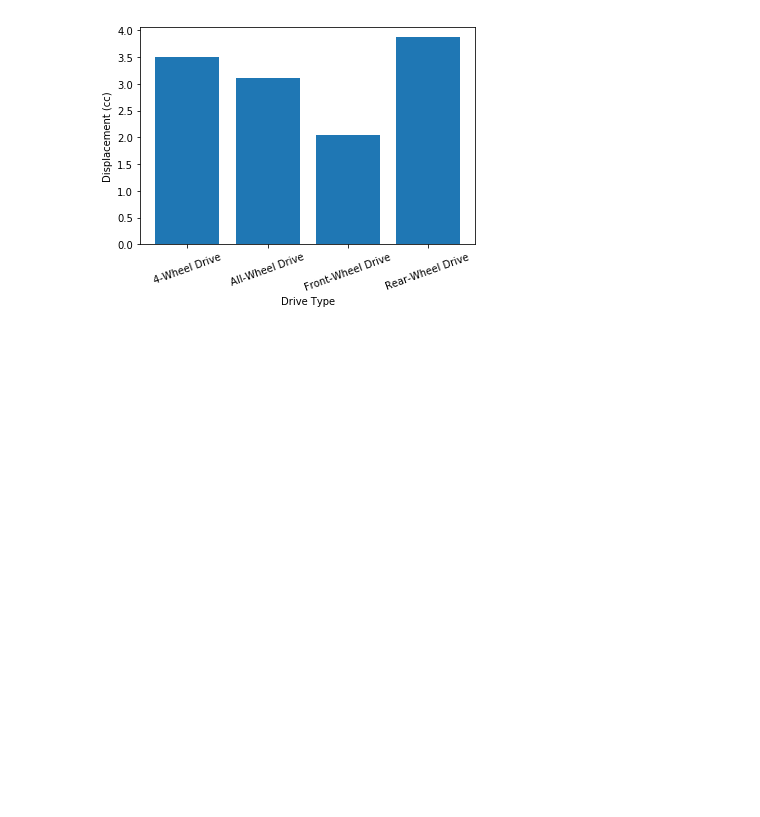
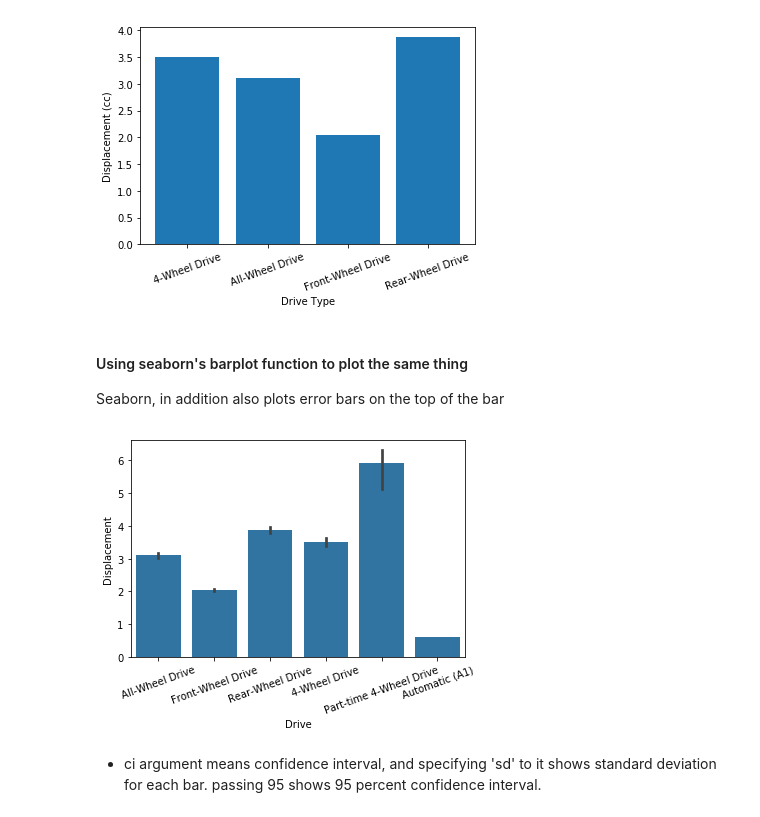
Before and after one commit to rashokanand/python_viz_matplotlib_seaborn, a Jupyter notebook: Bivariate_visualizations.ipynb, the cells around one changed output. Cells and saved outputs as stored; diff of their text form; code cells hidden in the pictures; blank space fills up the shorter version.

Commit message:
docs: About ci argument of sb.barplot

```diff
--- a/Bivariate_visualizations.ipynb
+++ b/Bivariate_visualizations.ipynb
@@ -262,3 +262,16 @@ plt.xticks(rotation=20)
 # %% [output]
 ([0, 1, 2, 3], <a list of 4 Text xticklabel objects>)
 [figure]
+# %% [markdown]
+#### Using seaborn's barplot function to plot the same thing
+Seaborn, in addition also plots error bars on the top of the bar
+# %%
+base_color = sb.color_palette()[0]
+sb.barplot(data = car_df, x='drive',y='displ',color=base_color, ci =95)
+plt.xticks(rotation=20)
+plt.ylabel('Displacement')
+plt.xlabel('Drive');
+# %% [output]
+[figure, added]
+# %% [markdown]
+- ci argument means confidence interval, and specifying 'sd' to it shows standard deviation for each bar. passing 95 shows 95 percent confidence interval.
```
